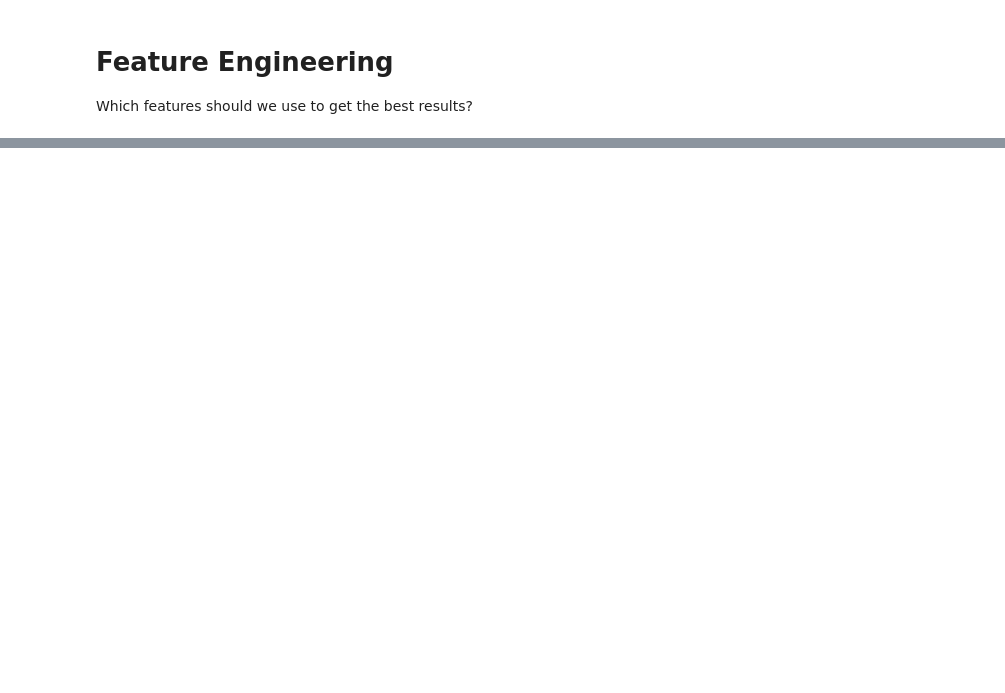
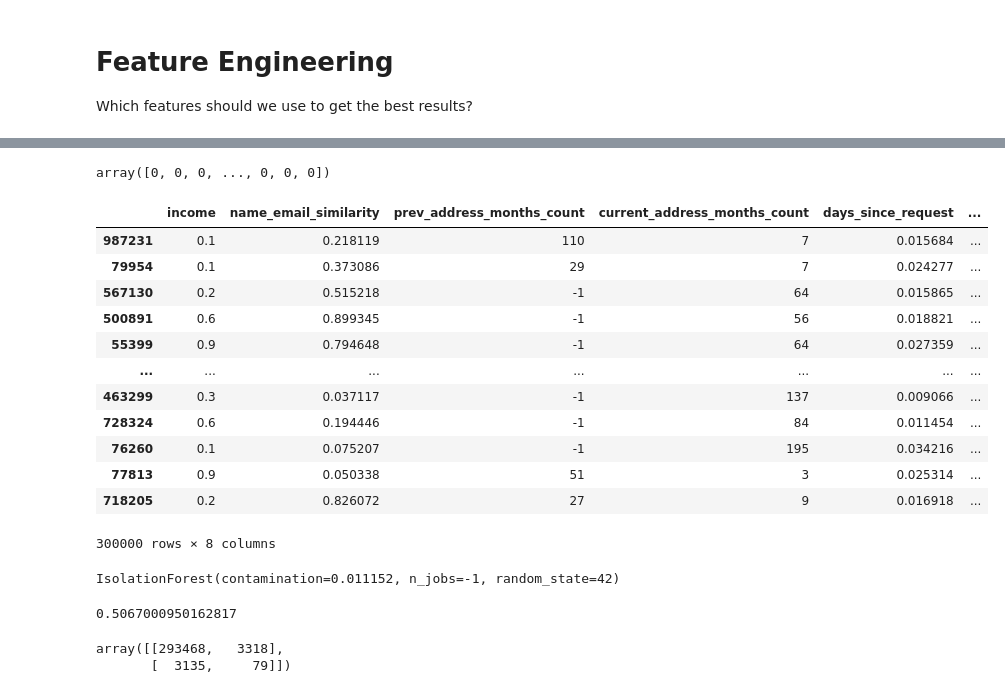
Before and after one commit to kevxemail/bank-fraud-detection, a Jupyter notebook: fraud_detect.ipynb, the cells around one changed output, grey strips where cells are left out. Cells and saved outputs as stored; diff of their text form; code cells hidden in the pictures; blank space fills up the shorter version.

```diff
--- a/fraud_detect.ipynb
+++ b/fraud_detect.ipynb
@@ -96,0 +219,28 @@ Which features should we use to get the best results?
+# %%
+y_test = y_test.values
+y_test
+# %% [output]
+array([0, 0, 0, ..., 0, 0, 0])
+# %%
+X_test # Dataset to test all the correct information with testing
+# %% [output]
+|  | income | name_email_similarity | prev_address_months_count | current_address_months_count | days_since_request | ... |
+| 987231 | 0.1 | 0.218119 | 110 | 7 | 0.015684 | ... |
+| 79954 | 0.1 | 0.373086 | 29 | 7 | 0.024277 | ... |
+| 567130 | 0.2 | 0.515218 | -1 | 64 | 0.015865 | ... |
+| 500891 | 0.6 | 0.899345 | -1 | 56 | 0.018821 | ... |
+| 55399 | 0.9 | 0.794648 | -1 | 64 | 0.027359 | ... |
+| ... | ... | ... | ... | ... | ... | ... |
+| 463299 | 0.3 | 0.037117 | -1 | 137 | 0.009066 | ... |
+| 728324 | 0.6 | 0.194446 | -1 | 84 | 0.011454 | ... |
+| 76260 | 0.1 | 0.075207 | -1 | 195 | 0.034216 | ... |
+| 77813 | 0.9 | 0.050338 | 51 | 3 | 0.025314 | ... |
+| 718205 | 0.2 | 0.826072 | 27 | 9 | 0.016918 | ... |
+300000 rows × 8 columns
+# %%
+isf = IsolationForest(n_estimators=100, max_samples='auto', contamination=0.011152,
+                        max_features=1.0, bootstrap=False, n_jobs=-1, random_state=42)
+
+isf.fit(X_train, isf)
+# %% [output]
+IsolationForest(contamination=0.011152, n_jobs=-1, random_state=42)
@@ -96,0 +250,11 @@ Which features should we use to get the best results?
+# %%
+f1 = roc_auc_score(y_test, y_pred_binary)
+f1
+# %% [output]
+0.5067000950162817
+# %%
+conf_matrix = confusion_matrix(y_test, y_pred_binary)
+conf_matrix
+# %% [output]
+array([[293468,   3318],
+       [  3135,     79]])
```
Also changed, not shown: parts of 12 cells of this notebook, 2 other files.
